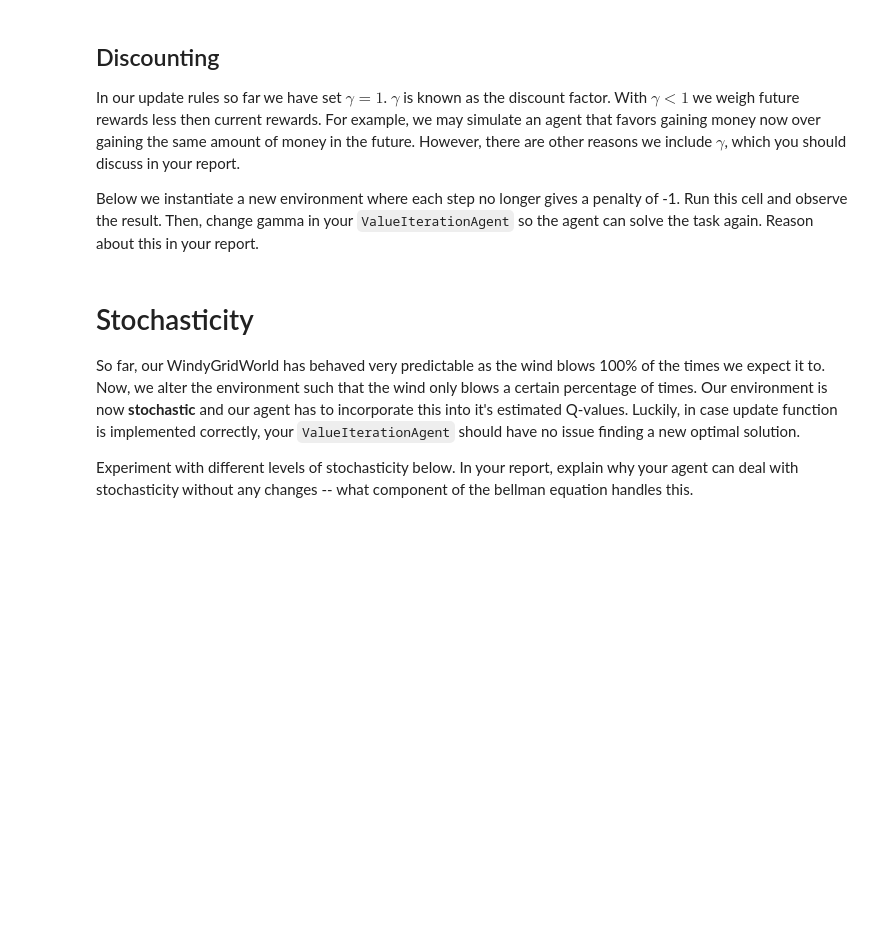
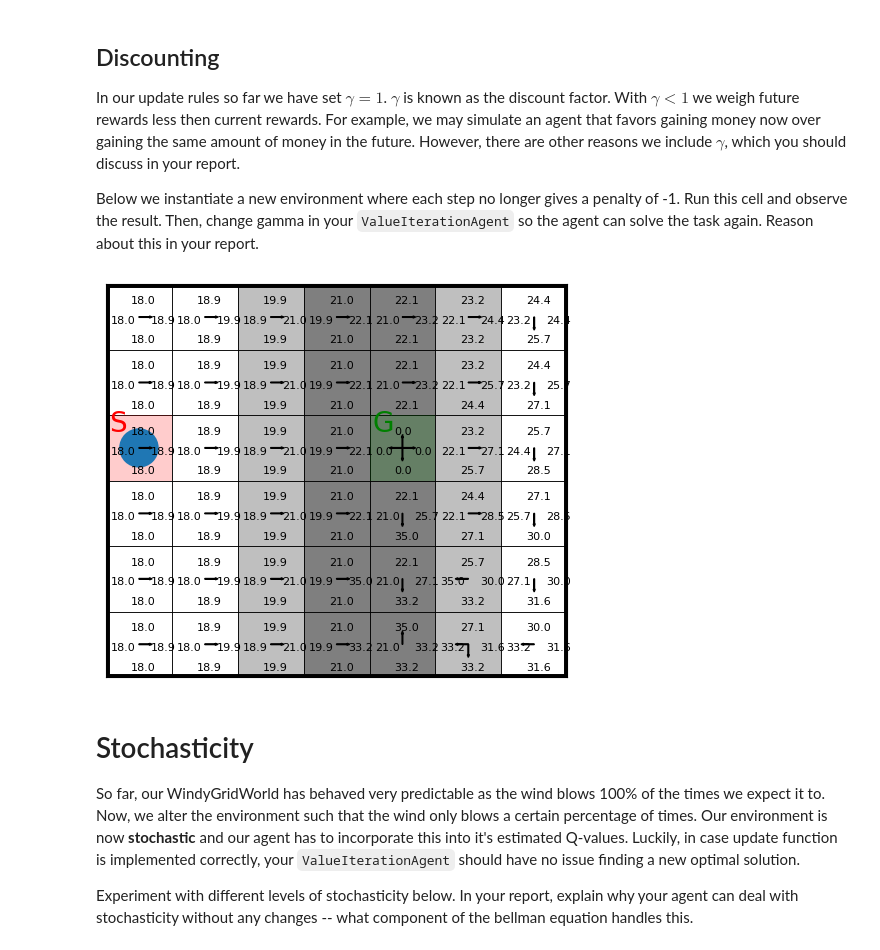
Before and after one commit to bokchoy19/intro_to_rl_assignments, a Jupyter notebook: RL_Bachelor_Assignment_1B_(2026).ipynb, the cells around one changed output. Cells and saved outputs as stored; diff of their text form; code cells hidden in the pictures; blank space fills up the shorter version.

```diff
--- a/RL_Bachelor_Assignment_1B_(2026).ipynb
+++ b/RL_Bachelor_Assignment_1B_(2026).ipynb
@@ -472,14 +501,16 @@ Below we instantiate a new environment where each step no longer gives a penalty
 # %%
 env = WindyGridworld(reward_per_step=0.0)
 agent = ValueIterationAgent(
     n_states=env.n_states,
     n_actions=env.n_actions,
     transition_model=env.p_sas,
     reward_model=env.r_sas,
-    gamma=1.0
+    gamma=0.95
 )
 agent.train()
 env.render(Q_sa=agent.Q, plot_optimal_policy=True)
+# %% [output]
+[figure, added]
 # %% [markdown]
 # Stochasticity
 
```
Also changed, not shown: parts of 7 cells of this notebook.
